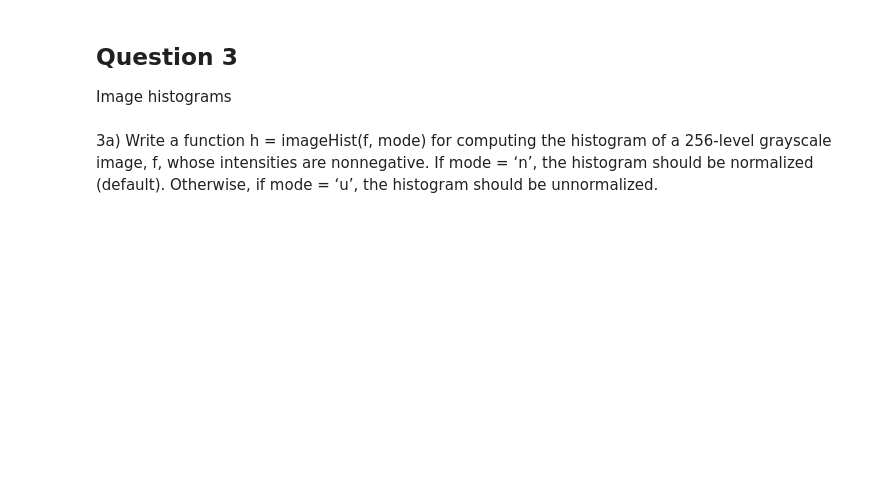
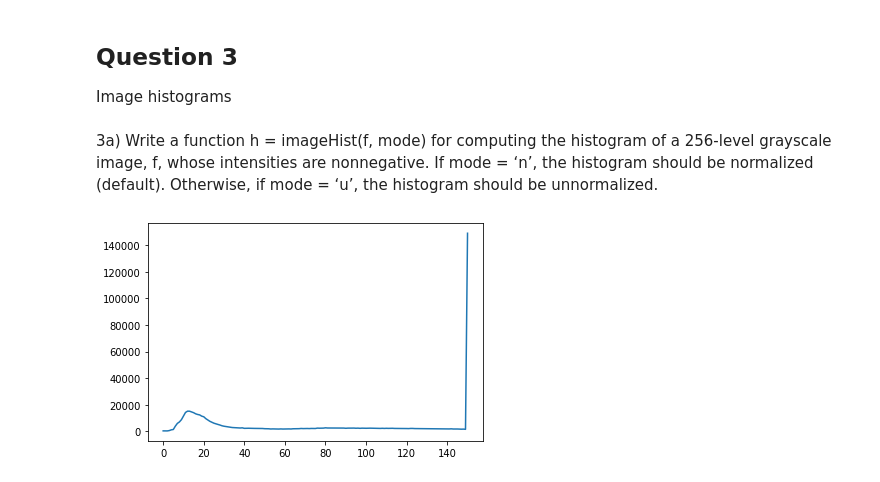
Before and after one commit to phxtho/digital-image-processing, a Jupyter notebook: Lab2/lab2.ipynb, the cells around one changed output. Saved outputs shown, nothing was run; the diff lists cells and outputs as text; code cells hidden in the pictures; blank space fills up the shorter version.

```diff
--- a/Lab2/lab2.ipynb
+++ b/Lab2/lab2.ipynb
@@ -79,0 +84,8 @@ if mode = ‘u’, the histogram should be unnormalized.
+# %%
+from skimage.exposure import rescale_intensity
+
+img_hist, centres = exposure.histogram(img)
+plt.plot(img_hist)
+plt.show()
+# %% [output]
+[figure, added]
```
Also changed, not shown: parts of 3 cells of this notebook.
